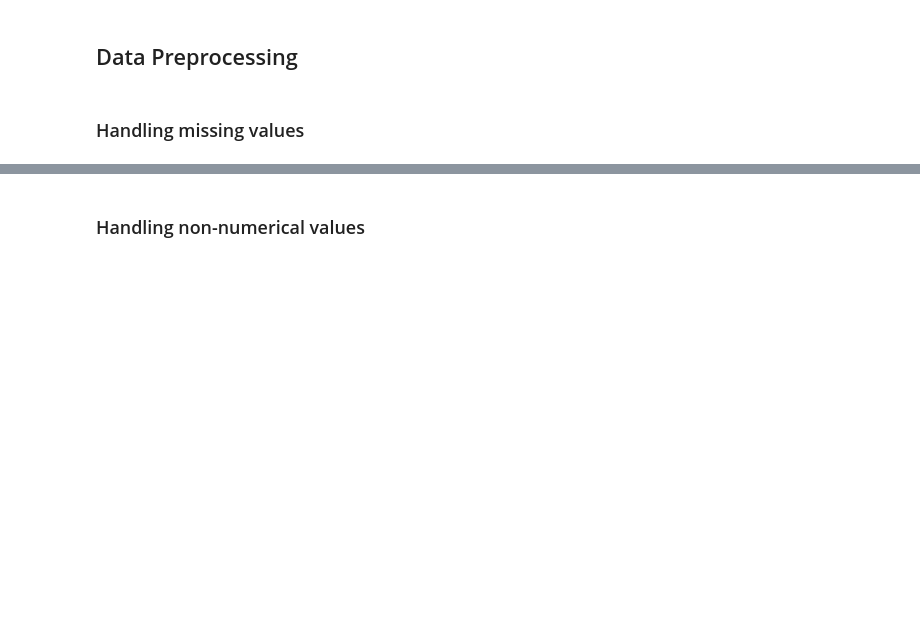
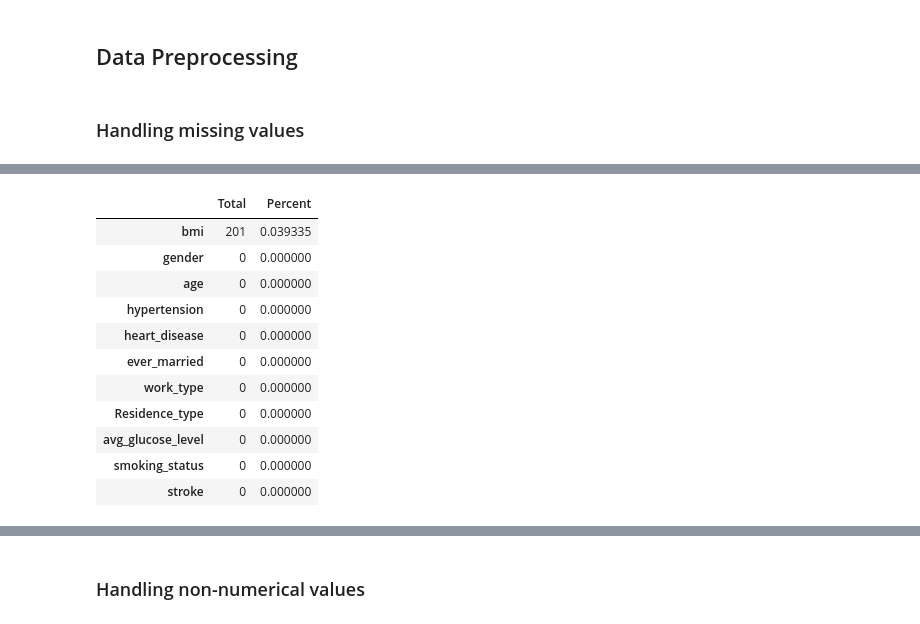
Before and after one commit to Kairos5106/stroke-predictor-machine-learning, a Jupyter notebook: stroke-prediction.ipynb, the cells around one changed output, grey strips where cells are left out. Drawn from its saved outputs; the diff is of its cells as text; code cells hidden in the pictures; blank space fills up the shorter version.

```diff
--- a/stroke-prediction.ipynb
+++ b/stroke-prediction.ipynb
@@ -141,0 +171,20 @@ sns.heatmap(data.corr(), annot=True, cmap="YlGnBu")
+# %%
+def draw_missing_data_table(data) :
+    total = data.isnull().sum().sort_values(ascending=False)
+    percent = (data.isnull().sum()/data.isnull().count()).sort_values(ascending=False)
+    missing_data = pd.concat([total , percent] , axis=1 , keys=['Total','Percent'])
+    return missing_data
+draw_missing_data_table(data)
+# %% [output]
+|  | Total | Percent |
+| bmi | 201 | 0.039335 |
+| gender | 0 | 0.000000 |
+| age | 0 | 0.000000 |
+| hypertension | 0 | 0.000000 |
+| heart_disease | 0 | 0.000000 |
+| ever_married | 0 | 0.000000 |
+| work_type | 0 | 0.000000 |
+| Residence_type | 0 | 0.000000 |
+| avg_glucose_level | 0 | 0.000000 |
+| smoking_status | 0 | 0.000000 |
+| stroke | 0 | 0.000000 |
```
Also changed, not shown: parts of 17 cells of this notebook.
